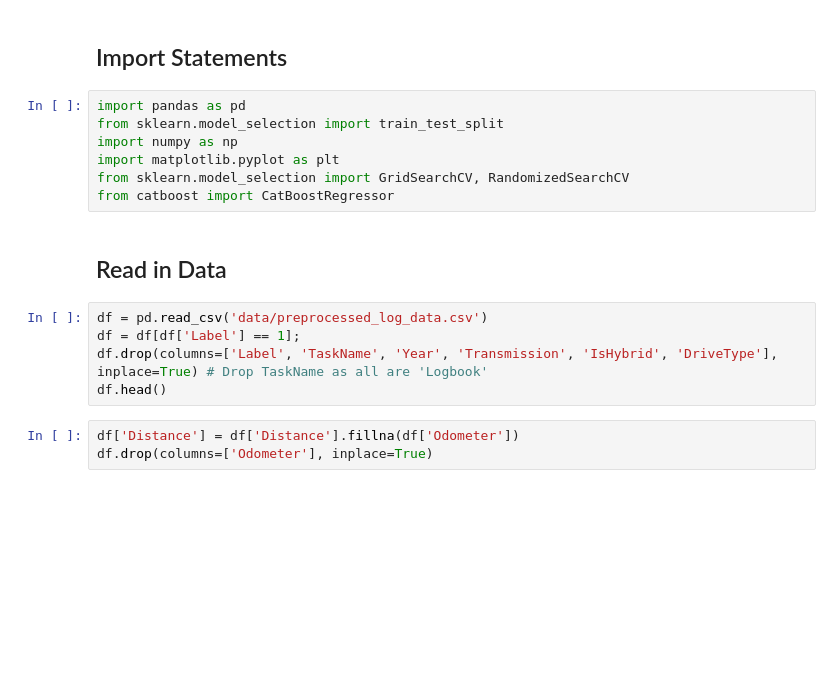
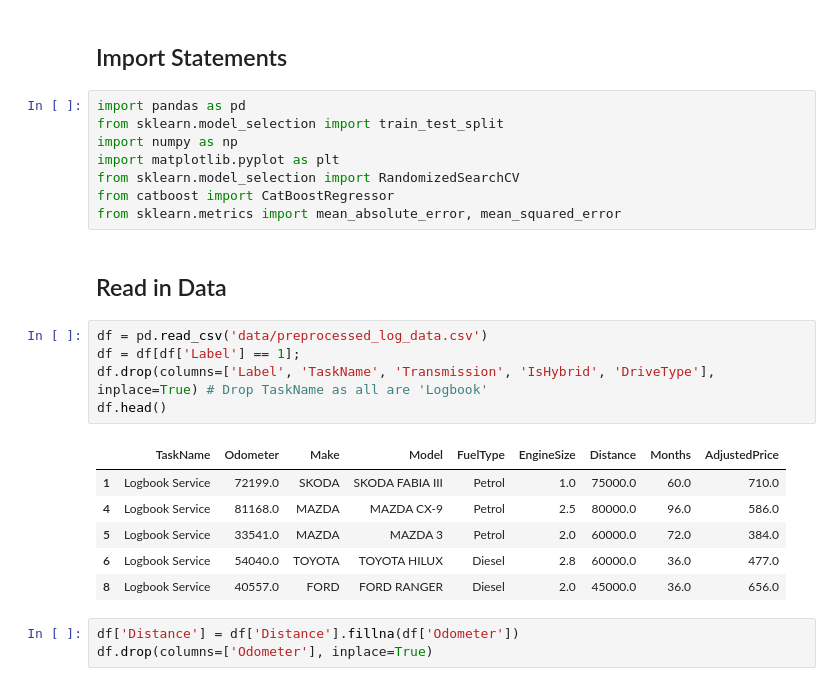
Before and after one commit to tdela12/CAPSTONE_T316, a Jupyter notebook: train_model_logbook.ipynb, the cells around one changed output. Saved outputs shown, nothing was run; the diff lists cells and outputs as text; blank space fills up the shorter version.

```diff
--- a/train_model_logbook.ipynb
+++ b/train_model_logbook.ipynb
@@ -5,15 +5,23 @@ import pandas as pd
 from sklearn.model_selection import train_test_split
 import numpy as np
 import matplotlib.pyplot as plt
-from sklearn.model_selection import GridSearchCV, RandomizedSearchCV
+from sklearn.model_selection import RandomizedSearchCV
 from catboost import CatBoostRegressor
+from sklearn.metrics import mean_absolute_error, mean_squared_error
 # %% [markdown]
 ## Read in Data
 # %%
 df = pd.read_csv('data/preprocessed_log_data.csv')
 df = df[df['Label'] == 1];
-df.drop(columns=['Label', 'TaskName', 'Year', 'Transmission', 'IsHybrid', 'DriveType'], inplace=True) # Drop TaskName as all are 'Logbook'
+df.drop(columns=['Label', 'TaskName', 'Transmission', 'IsHybrid', 'DriveType'], inplace=True) # Drop TaskName as all are 'Logbook'
 df.head()
+# %% [output]
+|  | TaskName | Odometer | Make | Model | FuelType | EngineSize | Distance | Months | AdjustedPrice |
+| 1 | Logbook Service | 72199.0 | SKODA | SKODA FABIA III | Petrol | 1.0 | 75000.0 | 60.0 | 710.0 |
+| 4 | Logbook Service | 81168.0 | MAZDA | MAZDA CX-9 | Petrol | 2.5 | 80000.0 | 96.0 | 586.0 |
+| 5 | Logbook Service | 33541.0 | MAZDA | MAZDA 3 | Petrol | 2.0 | 60000.0 | 72.0 | 384.0 |
+| 6 | Logbook Service | 54040.0 | TOYOTA | TOYOTA HILUX | Diesel | 2.8 | 60000.0 | 36.0 | 477.0 |
+| 8 | Logbook Service | 40557.0 | FORD | FORD RANGER | Diesel | 2.0 | 45000.0 | 36.0 | 656.0 |
 # %%
 df['Distance'] = df['Distance'].fillna(df['Odometer'])
 df.drop(columns=['Odometer'], inplace=True)
```
Also changed, not shown: parts of 14 cells of this notebook, 6 other files.
